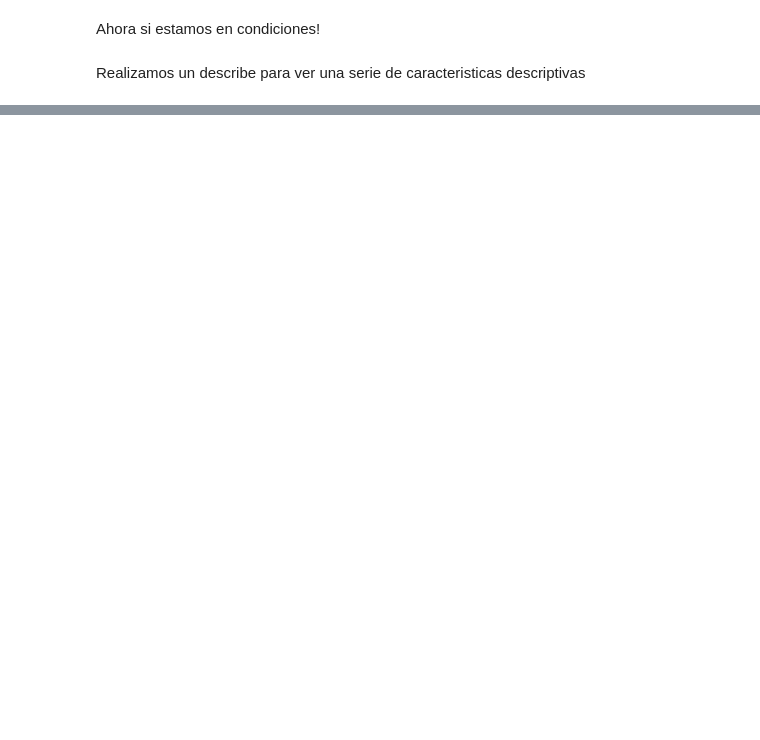
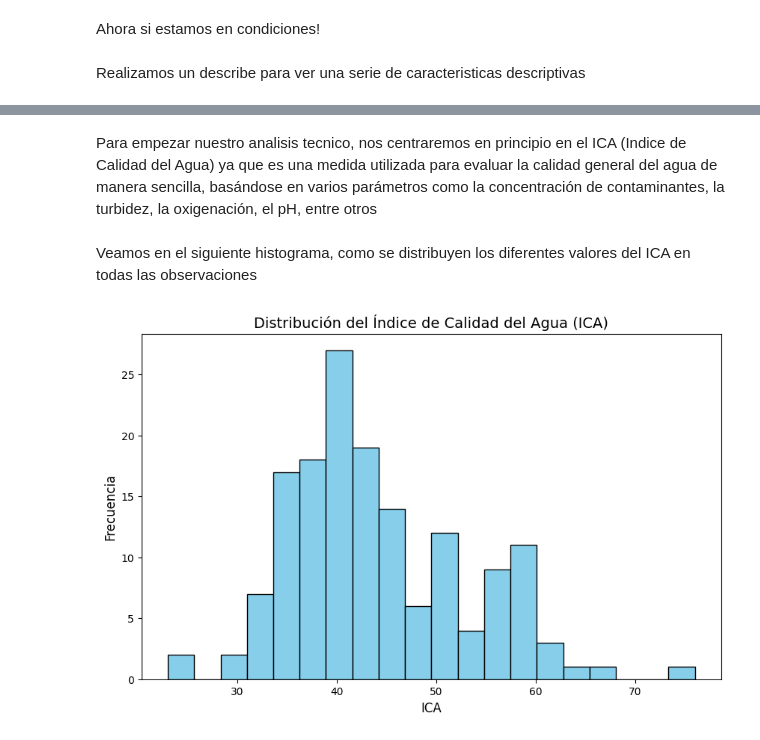
Before and after one commit to muller10000/tp-especial-ciencia-datos, a Jupyter notebook: Ejercicioespecial.ipynb, the cells around one changed output, grey strips where cells are left out. Saved outputs shown, nothing was run; the diff lists cells and outputs as text; code cells hidden in the pictures; blank space fills up the shorter version.

Commit message:
CAMBIOS FINALES PARA ENTREGA

```diff
--- a/Ejercicioespecial.ipynb
+++ b/Ejercicioespecial.ipynb
@@ -453,0 +522,13 @@ Podemos observar lo siguiente:
+# %% [markdown]
+Para empezar nuestro analisis tecnico, nos centraremos en principio en el ICA (Indice de Calidad del Agua) ya que es una medida utilizada para evaluar la calidad general del agua de manera sencilla, basándose en varios parámetros como la concentración de contaminantes, la turbidez, la oxigenación, el pH, entre otros
+# %% [markdown]
+Veamos en el siguiente histograma, como se distribuyen los diferentes valores del ICA en todas las observaciones
+# %%
+plt.figure(figsize=(10, 6))
+plt.hist(copy_dataset['ica'], bins=20, color='skyblue', edgecolor='black')
+plt.title('Distribución del Índice de Calidad del Agua (ICA)', fontsize=14)
+plt.xlabel('ICA', fontsize=12)
+plt.ylabel('Frecuencia', fontsize=12)
+plt.show()
+# %% [output]
+[figure, added]
```
Also changed, not shown: parts of 92 cells of this notebook, 2 other files.
